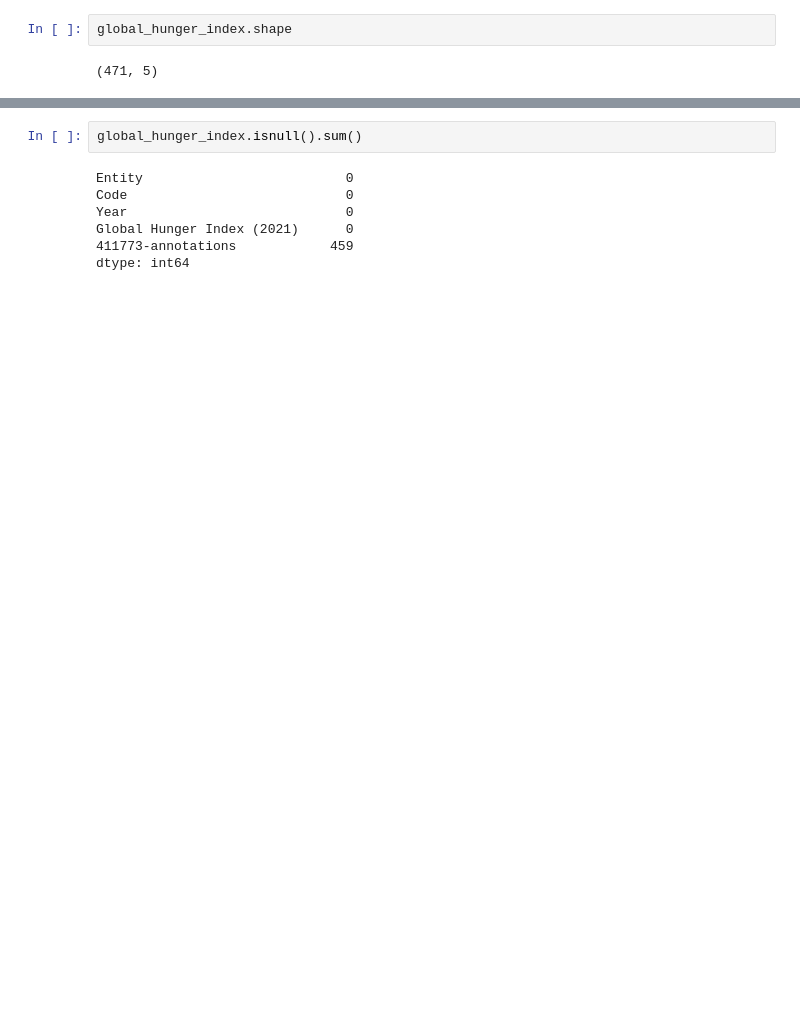
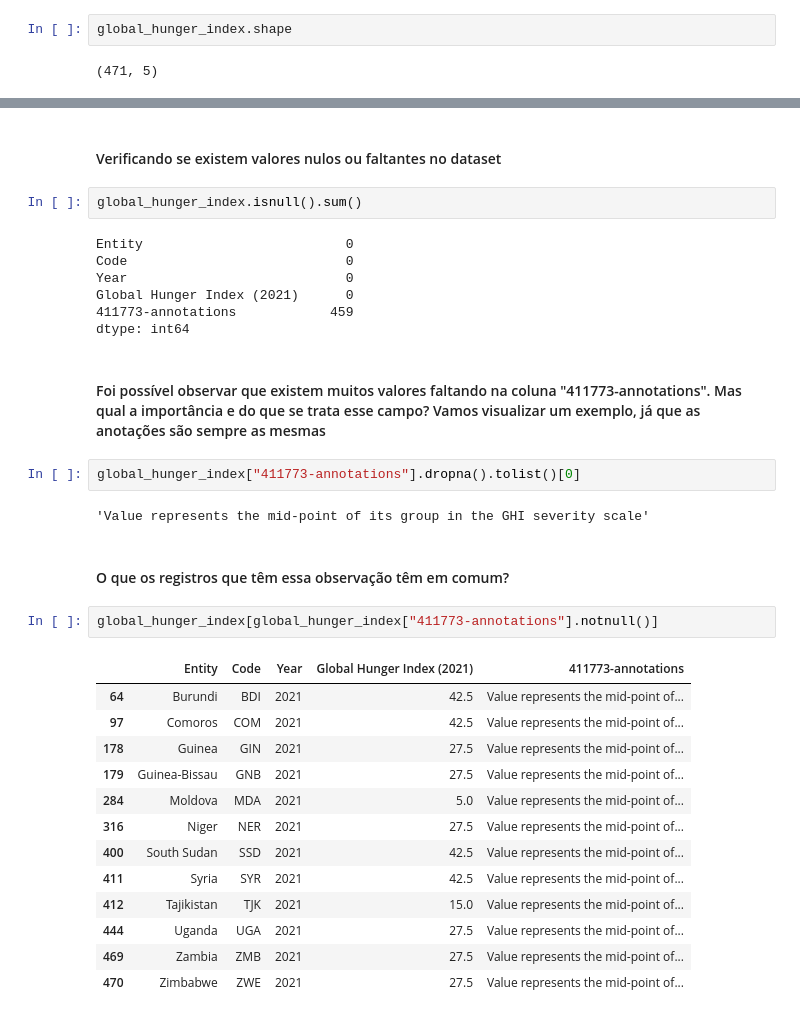
Before and after one commit to arielmmoreira/eda-global-hunger, a Jupyter notebook: main.ipynb, the cells around one changed output, grey strips where cells are left out. Cells and saved outputs as stored; diff of their text form; blank space fills up the shorter version.

```diff
--- a/main.ipynb
+++ b/main.ipynb
@@ -33,3 +51,5 @@ global_hunger_index.shape
+# %% [markdown]
+#### Verificando se existem valores nulos ou faltantes no dataset
 # %%
 global_hunger_index.isnull().sum()
 # %% [output]
@@ -39,3 +59,27 @@ Year                            0
 Global Hunger Index (2021)      0
 411773-annotations            459
 dtype: int64
+# %% [markdown]
+#### Foi possível observar que existem muitos valores faltando na coluna "411773-annotations". Mas qual a importância e do que se trata esse campo? Vamos visualizar um exemplo, já que as anotações são sempre as mesmas
+# %%
+global_hunger_index["411773-annotations"].dropna().tolist()[0]
+# %% [output]
+'Value represents the mid-point of its group in the GHI severity scale'
+# %% [markdown]
+#### O que os registros que têm essa observação têm em comum?
+# %%
+global_hunger_index[global_hunger_index["411773-annotations"].notnull()]
+# %% [output]
+|  | Entity | Code | Year | Global Hunger Index (2021) | 411773-annotations |
+| 64 | Burundi | BDI | 2021 | 42.5 | Value represents the mid-point of... |
+| 97 | Comoros | COM | 2021 | 42.5 | Value represents the mid-point of... |
+| 178 | Guinea | GIN | 2021 | 27.5 | Value represents the mid-point of... |
+| 179 | Guinea-Bissau | GNB | 2021 | 27.5 | Value represents the mid-point of... |
+| 284 | Moldova | MDA | 2021 | 5.0 | Value represents the mid-point of... |
+| 316 | Niger | NER | 2021 | 27.5 | Value represents the mid-point of... |
+| 400 | South Sudan | SSD | 2021 | 42.5 | Value represents the mid-point of... |
+| 411 | Syria | SYR | 2021 | 42.5 | Value represents the mid-point of... |
+| 412 | Tajikistan | TJK | 2021 | 15.0 | Value represents the mid-point of... |
+| 444 | Uganda | UGA | 2021 | 27.5 | Value represents the mid-point of... |
+| 469 | Zambia | ZMB | 2021 | 27.5 | Value represents the mid-point of... |
+| 470 | Zimbabwe | ZWE | 2021 | 27.5 | Value represents the mid-point of... |
```
Also changed, not shown: parts of 32 cells of this notebook.
